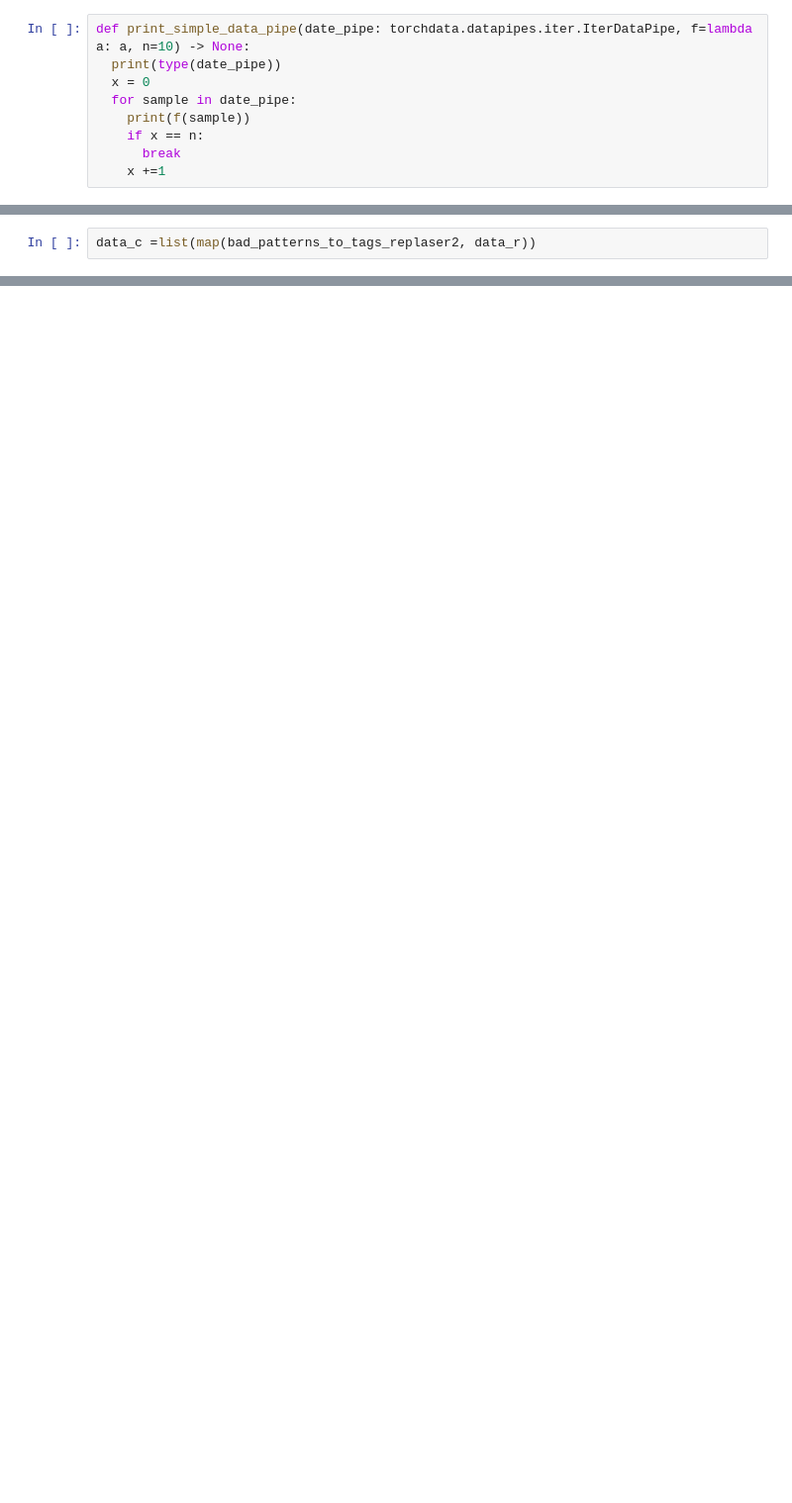
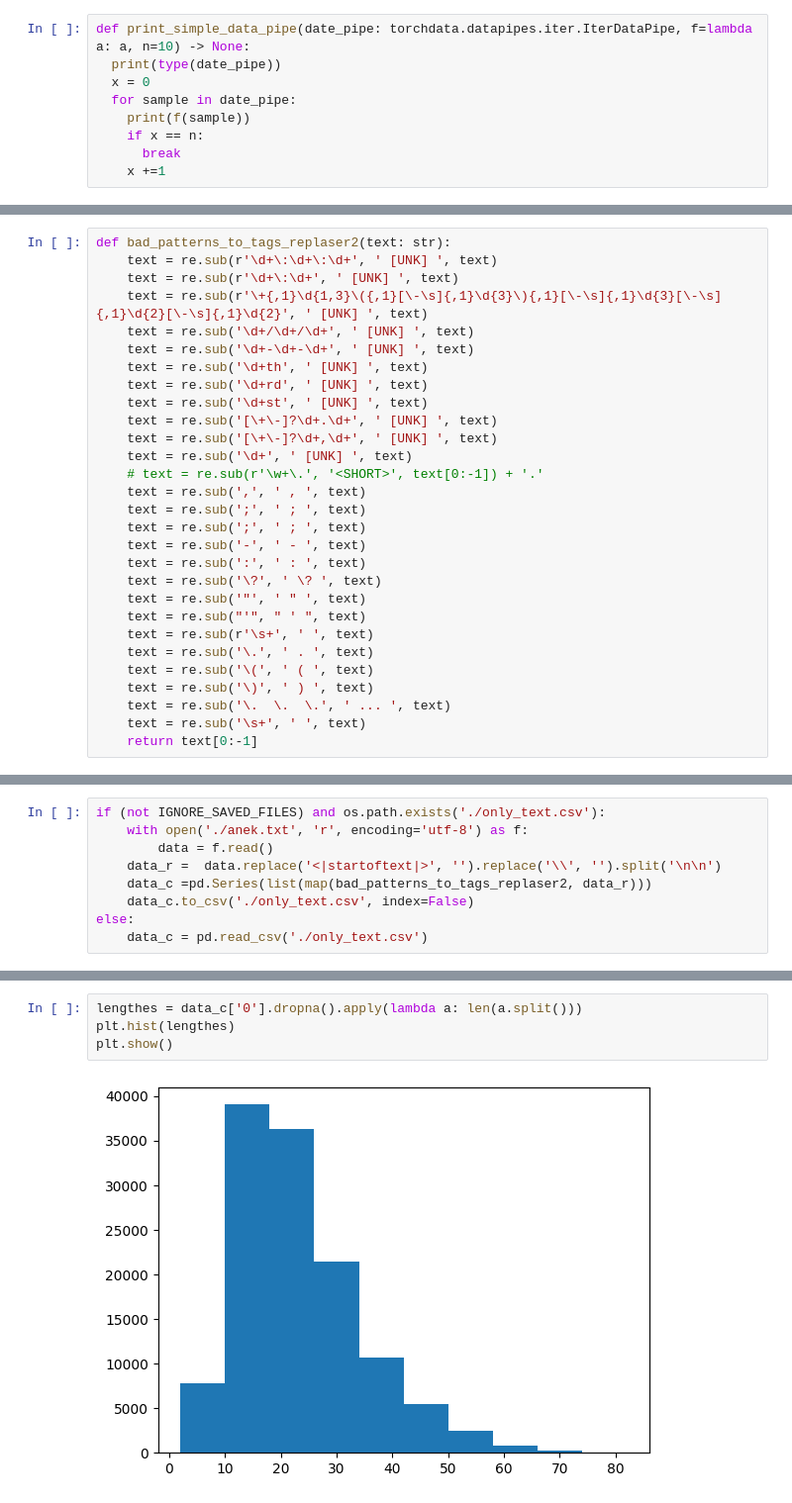
Before and after one commit to MikeTsvirkunov/NLP, a Jupyter notebook: laba4/laba4.ipynb, the cells around one changed output, grey strips where cells are left out. Shown at 99% size. Saved outputs shown, nothing was run; the diff lists cells and outputs as text; blank space fills up the shorter version.

```diff
--- a/laba4/laba4.ipynb
+++ b/laba4/laba4.ipynb
@@ -72,2 +30,0 @@ tags_value.loc['<SOS>', 'values']
-# %%
-data_c =list(map(bad_patterns_to_tags_replaser2, data_r))
@@ -303,0 +31,29 @@ KeyboardInterrupt:
+# %%
+def bad_patterns_to_tags_replaser2(text: str):
+    text = re.sub(r'\d+\:\d+\:\d+', ' [UNK] ', text)
+    text = re.sub(r'\d+\:\d+', ' [UNK] ', text)
+    text = re.sub(r'\+{,1}\d{1,3}\({,1}[\-\s]{,1}\d{3}\){,1}[\-\s]{,1}\d{3}[\-\s]{,1}\d{2}[\-\s]{,1}\d{2}', ' [UNK] ', text)
+    text = re.sub('\d+/\d+/\d+', ' [UNK] ', text)
+    text = re.sub('\d+-\d+-\d+', ' [UNK] ', text)
+    text = re.sub('\d+th', ' [UNK] ', text)
+    text = re.sub('\d+rd', ' [UNK] ', text)
+    text = re.sub('\d+st', ' [UNK] ', text)
+    text = re.sub('[\+\-]?\d+.\d+', ' [UNK] ', text)
+    text = re.sub('[\+\-]?\d+,\d+', ' [UNK] ', text)
+    text = re.sub('\d+', ' [UNK] ', text)
+    # text = re.sub(r'\w+\.', '<SHORT>', text[0:-1]) + '.'
+    text = re.sub(',', ' , ', text)
+    text = re.sub(';', ' ; ', text)
+    text = re.sub(';', ' ; ', text)
+    text = re.sub('-', ' - ', text)
+    text = re.sub(':', ' : ', text)
+    text = re.sub('\?', ' \? ', text)
+    text = re.sub('"', ' " ', text)
+    text = re.sub("'", " ' ", text)
+    text = re.sub(r'\s+', ' ', text)
+    text = re.sub('\.', ' . ', text)
+    text = re.sub('\(', ' ( ', text)
+    text = re.sub('\)', ' ) ', text)
+    text = re.sub('\.  \.  \.', ' ... ', text)
+    text = re.sub('\s+', ' ', text)
+    return text[0:-1]
@@ -303,0 +72,9 @@ KeyboardInterrupt:
+# %%
+if (not IGNORE_SAVED_FILES) and os.path.exists('./only_text.csv'):
+    with open('./anek.txt', 'r', encoding='utf-8') as f:
+        data = f.read()
+    data_r =  data.replace('<|startoftext|>', '').replace('\\', '').split('\n\n')
+    data_c =pd.Series(list(map(bad_patterns_to_tags_replaser2, data_r)))
+    data_c.to_csv('./only_text.csv', index=False)
+else:
+    data_c = pd.read_csv('./only_text.csv')
@@ -303,0 +83,6 @@ KeyboardInterrupt:
+# %%
+lengthes = data_c['0'].dropna().apply(lambda a: len(a.split()))
+plt.hist(lengthes)
+plt.show()
+# %% [output]
+[figure, added]
```
Also changed, not shown: parts of 72 cells of this notebook, 8 other files.
